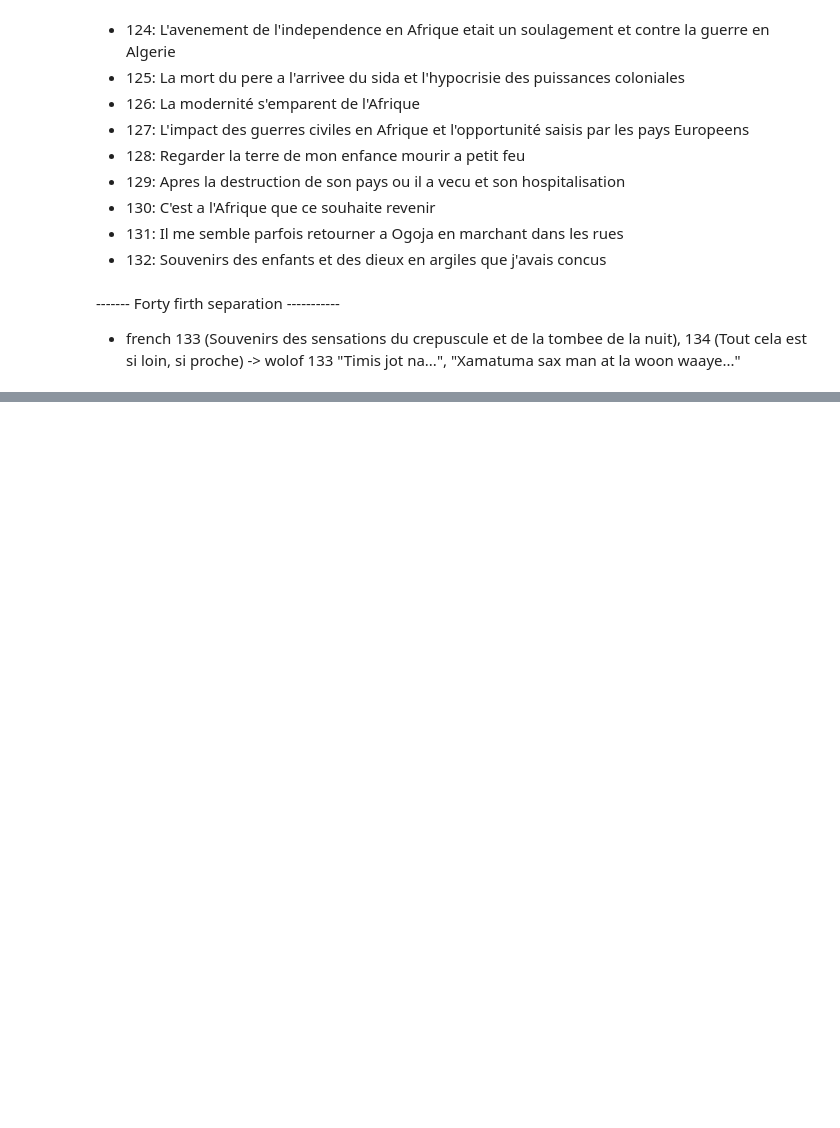
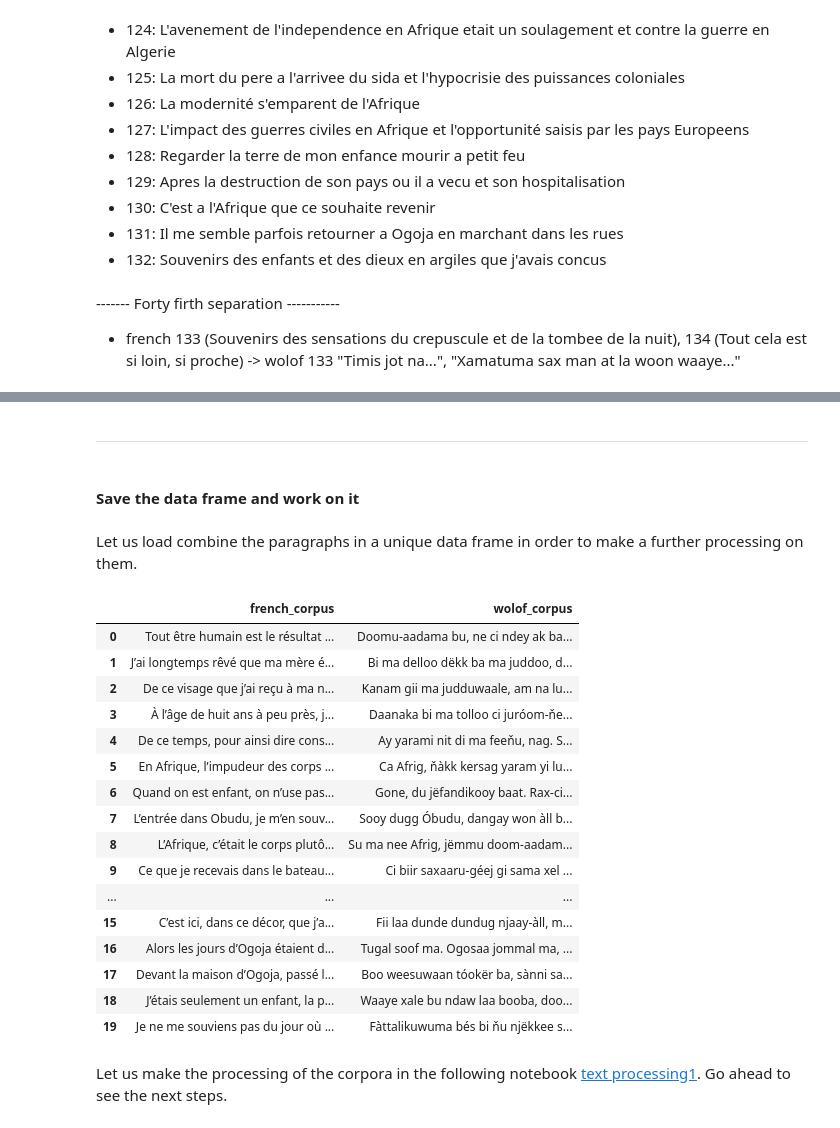
Before and after one commit to Oumar199/Wolof_traduction, a Jupyter notebook: text_extraction.ipynb, the cells around one changed output, grey strips where cells are left out. Cells and saved outputs as stored; diff of their text form; code cells hidden in the pictures; blank space fills up the shorter version.

Commit message:
save the corpora and identify may not interesting elements
Former-commit-id: 9e0be3e7b59ed6f35c47e4b472130f08e7ba4e6a

```diff
--- a/text_extraction.ipynb
+++ b/text_extraction.ipynb
@@ -1739,0 +1757,51 @@ The following numbers are the paragraphs' positions that match correctly between
+# %% [markdown]
+----------------------------------
+# %% [markdown]
+#### Save the data frame and work on it
+# %% [markdown]
+Let us load combine the paragraphs in a unique data frame in order to make a further processing on them.
+# %%
+# Recuperate the paragraphs and save them in the same with new names
+french_version_v4 = pd.read_csv("data/extractions/new_data/french_paragraphs.csv")
+
+wolof_version_v4 = pd.read_csv("data/extractions/new_data/wolof_paragraphs.csv")
+
+# Change the names
+french_version_v4.rename(columns={'0': "french_corpus"}, inplace=True)
+
+wolof_version_v4.rename(columns={'0': "wolof_corpus"}, inplace=True)
+
+french_version_v4.to_csv("data/extractions/new_data/french_version_v4.csv", index=False)
+
+wolof_version_v4.to_csv("data/extractions/new_data/wolof_version_v4.csv", index=False)
+
+#------- load again -----------
+french_version_v4 = pd.read_csv("data/extractions/new_data/french_version_v4.csv")
+
+wolof_version_v4 = pd.read_csv("data/extractions/new_data/wolof_version_v4.csv")
+
+# change her names
+# %%
+# combine the paragraphs in a unique DataFrame
+corpora_v1 = pd.concat((french_version_v4, wolof_version_v4), axis=1)
+# %%
+# load the head
+corpora_v1.head(20)
+# %% [output]
+|  | french_corpus | wolof_corpus |
+| 0 | Tout être humain est le résultat ... | Doomu-aadama bu, ne ci ndey ak ba... |
+| 1 | J’ai longtemps rêvé que ma mère é... | Bi ma delloo dëkk ba ma juddoo, d... |
+| 2 | De ce visage que j’ai reçu à ma n... | Kanam gii ma judduwaale, am na lu... |
+| 3 | À l’âge de huit ans à peu près, j... | Daanaka bi ma tolloo ci juróom-ňe... |
+| 4 | De ce temps, pour ainsi dire cons... | Ay yarami nit di ma feeňu, nag. S... |
+| 5 | En Afrique, l’impudeur des corps ... | Ca Afrig, ňàkk kersag yaram yi lu... |
+| 6 | Quand on est enfant, on n’use pas... | Gone, du jëfandikooy baat. Rax-ci... |
+| 7 | L’entrée dans Obudu, je m’en souv... | Sooy dugg Óbudu, dangay won àll b... |
+| 8 | L’Afrique, c’était le corps plutô... | Su ma nee Afrig, jëmmu doom-aadam... |
+| 9 | Ce que je recevais dans le bateau... | Ci biir saxaaru-géej gi sama xel ... |
+| ... | ... | ... |
+| 15 | C’est ici, dans ce décor, que j’a... | Fii laa dunde dundug njaay-àll, m... |
+| 16 | Alors les jours d’Ogoja étaient d... | Tugal soof ma. Ogosaa jommal ma, ... |
+| 17 | Devant la maison d’Ogoja, passé l... | Boo weesuwaan tóokër ba, sànni sa... |
+| 18 | J’étais seulement un enfant, la p... | Waaye xale bu ndaw laa booba, doo... |
+| 19 | Je ne me souviens pas du jour où ... | Fàttalikuwuma bés bi ňu njëkkee s... |
@@ -1739,0 +1811,2 @@ The following numbers are the paragraphs' positions that match correctly between
+# %% [markdown]
+Let us make the processing of the corpora in the following notebook [text processing1](text_processing1.ipynb). Go ahead to see the next steps.
```
Also changed, not shown: parts of 12 cells of this notebook, 3 other files.
